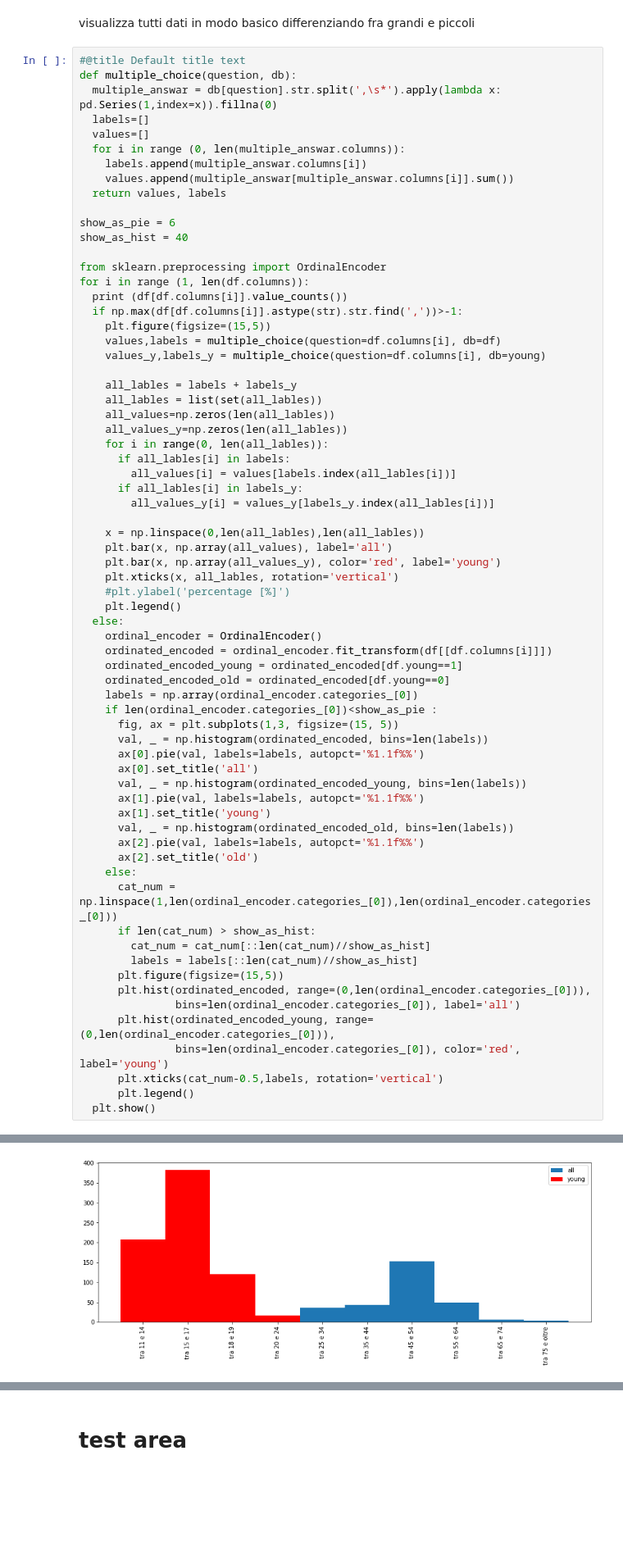
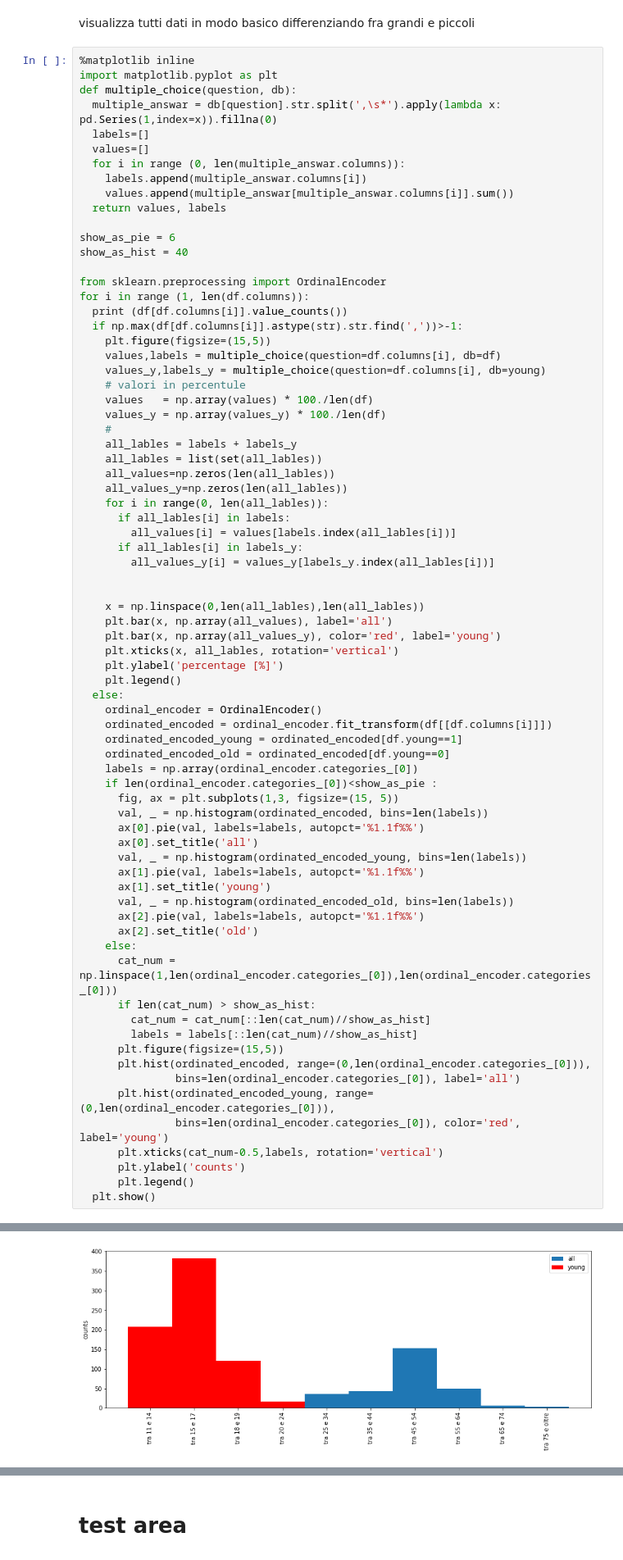
Before and after one commit to gmazzitelli/be-a-citizen-scientist, a Jupyter notebook: BeACitizenScientist.ipynb, the cells around one changed output, grey strips where cells are left out. Shown at 82% size. Cells and saved outputs as stored; diff of their text form; blank space fills up the shorter version.

```diff
--- a/BeACitizenScientist.ipynb
+++ b/BeACitizenScientist.ipynb
@@ -25,7 +25,8 @@ df.head()
 # %% [markdown]
 visualizza tutti dati in modo basico differenziando fra grandi e piccoli
 # %%
-#@title Default title text
+%matplotlib inline
+import matplotlib.pyplot as plt
 def multiple_choice(question, db):
   multiple_answar = db[question].str.split(',\s*').apply(lambda x: pd.Series(1,index=x)).fillna(0)
   labels=[]
@@ -45,7 +46,10 @@ for i in range (1, len(df.columns)):
     plt.figure(figsize=(15,5))
     values,labels = multiple_choice(question=df.columns[i], db=df)
     values_y,labels_y = multiple_choice(question=df.columns[i], db=young)
-
+    # valori in percentule
+    values   = np.array(values) * 100./len(df)
+    values_y = np.array(values_y) * 100./len(df)
+    #
     all_lables = labels + labels_y
     all_lables = list(set(all_lables))
     all_values=np.zeros(len(all_lables))
@@ -56,11 +60,12 @@ for i in range (1, len(df.columns)):
       if all_lables[i] in labels_y:
         all_values_y[i] = values_y[labels_y.index(all_lables[i])]
 
+
     x = np.linspace(0,len(all_lables),len(all_lables))
     plt.bar(x, np.array(all_values), label='all')
     plt.bar(x, np.array(all_values_y), color='red', label='young')
     plt.xticks(x, all_lables, rotation='vertical')
-    #plt.ylabel('percentage [%]')
+    plt.ylabel('percentage [%]')
     plt.legend()
   else:
     ordinal_encoder = OrdinalEncoder()
@@ -77,34 +82,35 @@ for i in range (1, len(df.columns)):
       ax[1].pie(val, labels=labels, autopct='%1.1f%%')
       ax[1].set_title('young')
       val, _ = np.histogram(ordinated_encoded_old, bins=len(labels))
       ax[2].pie(val, labels=labels, autopct='%1.1f%%')
       ax[2].set_title('old')
     else:
       cat_num = np.linspace(1,len(ordinal_encoder.categories_[0]),len(ordinal_encoder.categories_[0]))
       if len(cat_num) > show_as_hist:
         cat_num = cat_num[::len(cat_num)//show_as_hist]
         labels = labels[::len(cat_num)//show_as_hist]
       plt.figure(figsize=(15,5))
       plt.hist(ordinated_encoded, range=(0,len(ordinal_encoder.categories_[0])),
                bins=len(ordinal_encoder.categories_[0]), label='all')
       plt.hist(ordinated_encoded_young, range=(0,len(ordinal_encoder.categories_[0])),
                bins=len(ordinal_encoder.categories_[0]), color='red', label='young')
       plt.xticks(cat_num-0.5,labels, rotation='vertical')
+      plt.ylabel('counts')
       plt.legend()
   plt.show()
 # %% [output]
 tra 15 e 17       383
 tra 11 e 14       208
 tra 45 e 54       153
 tra 18 e 19       120
 tra 55 e 64        49
 tra 35 e 44        44
 tra 25 e 34        36
 tra 20 e 24        17
 tra 65 e 74         6
 tra 75 e oltre      4
 Name: Età in anni compiuti, dtype: int64
-[figure, old version]
+[figure, new version]
 F    646
 M    374
 Name: Sesso, dtype: int64
```
Also changed, not shown: parts of 1 cell of this notebook.
